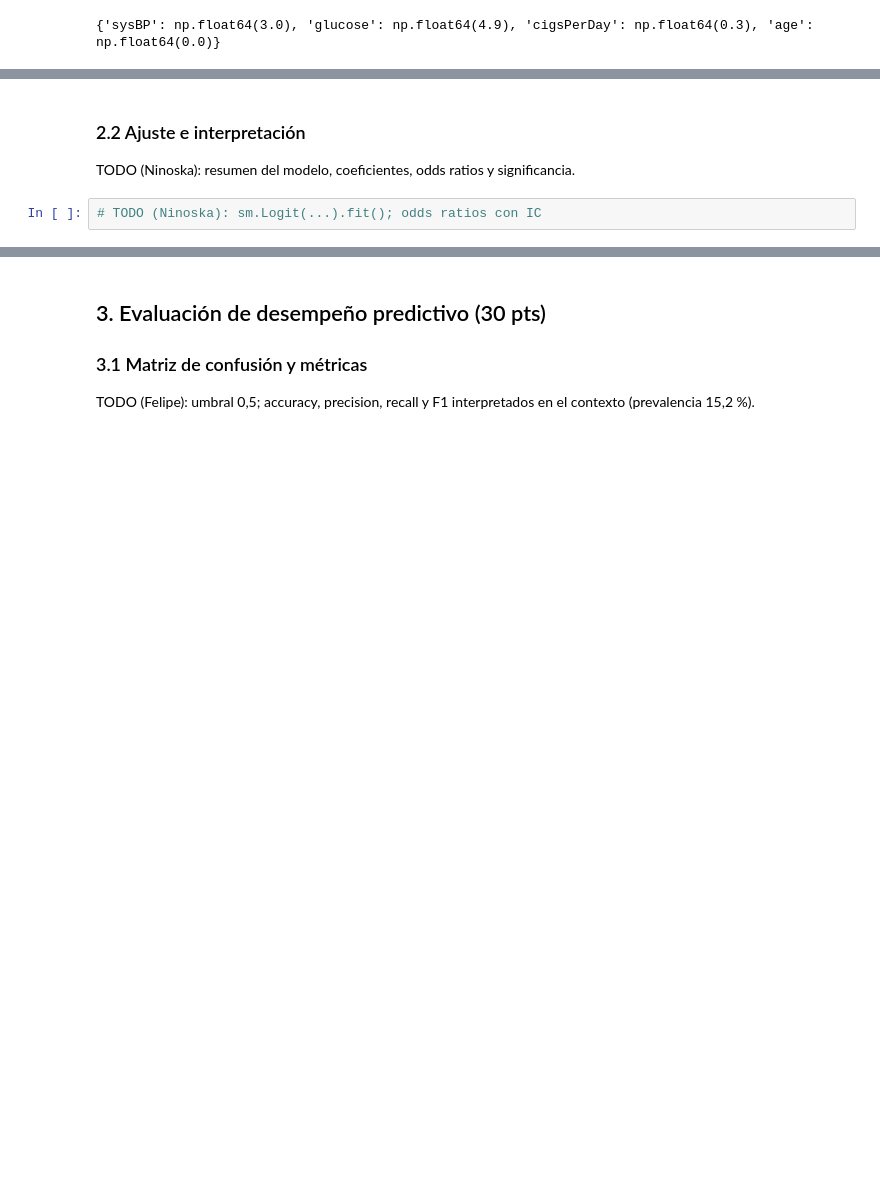
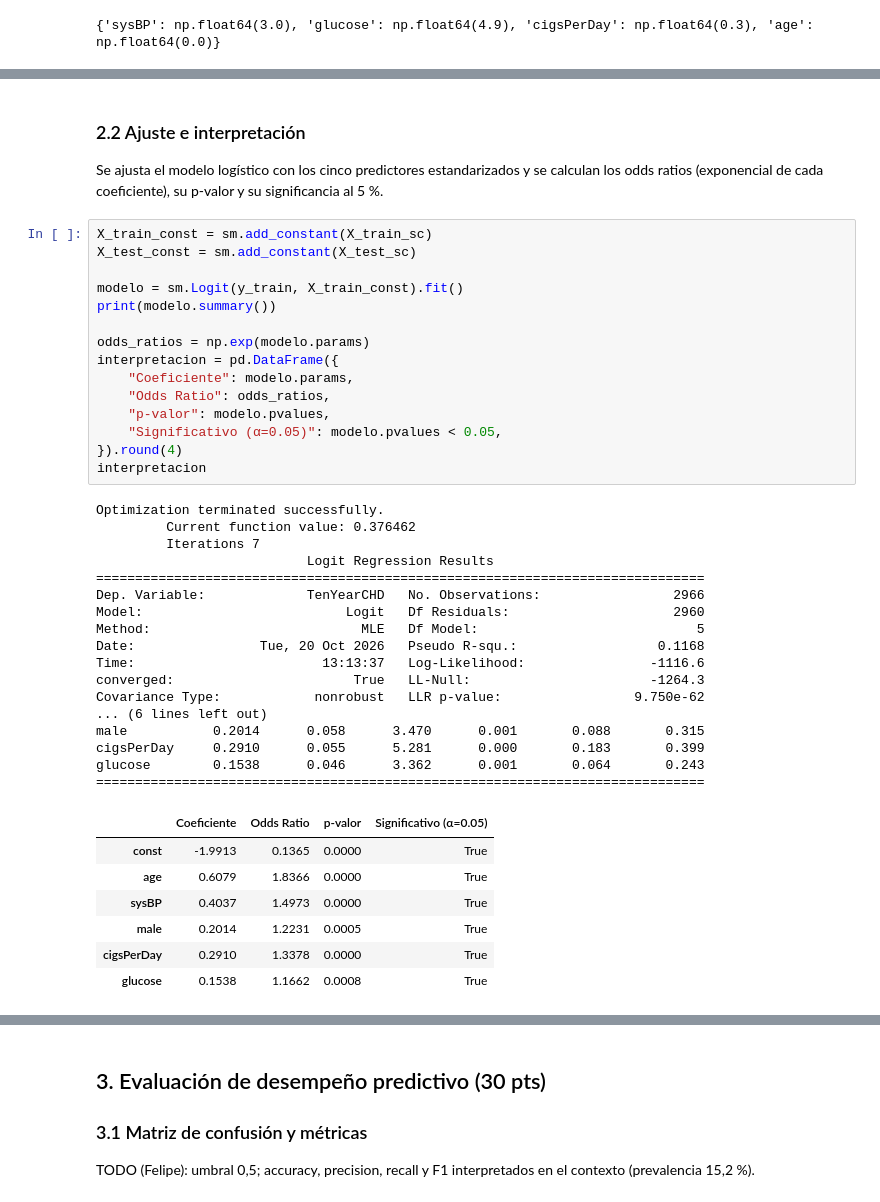
Before and after one commit to fdiaztoro/proyecto-grupo3-mcdi501, a Jupyter notebook: informes/formativa-2-modelamiento-predictivo/Formativa2_FraminghamHeartStudy_Codigo.ipynb, the cells around one changed output, grey strips where cells are left out. Saved outputs shown, nothing was run; the diff lists cells and outputs as text; blank space fills up the shorter version.

```diff
--- a/informes/formativa-2-modelamiento-predictivo/Formativa2_FraminghamHeartStudy_Codigo.ipynb
+++ b/informes/formativa-2-modelamiento-predictivo/Formativa2_FraminghamHeartStudy_Codigo.ipynb
@@ -180,5 +181,43 @@ Se seleccionan **cinco predictores** con un criterio doble: que la asociación c
 # %% [markdown]
 ### 2.2 Ajuste e interpretación
-TODO (Ninoska): resumen del modelo, coeficientes, odds ratios y significancia.
+Se ajusta el modelo logístico con los cinco predictores estandarizados y se calculan los odds ratios (exponencial de cada coeficiente), su p-valor y su significancia al 5 %.
-# %%
-# TODO (Ninoska): sm.Logit(...).fit(); odds ratios con IC
+# %%
+X_train_const = sm.add_constant(X_train_sc)
+X_test_const = sm.add_constant(X_test_sc)
+
+modelo = sm.Logit(y_train, X_train_const).fit()
+print(modelo.summary())
+
+odds_ratios = np.exp(modelo.params)
+interpretacion = pd.DataFrame({
+    "Coeficiente": modelo.params,
+    "Odds Ratio": odds_ratios,
+    "p-valor": modelo.pvalues,
+    "Significativo (α=0.05)": modelo.pvalues < 0.05,
+}).round(4)
+interpretacion
+# %% [output]
+Optimization terminated successfully.
+         Current function value: 0.376462
+         Iterations 7
+                           Logit Regression Results
+==============================================================================
+Dep. Variable:             TenYearCHD   No. Observations:                 2966
+Model:                          Logit   Df Residuals:                     2960
+Method:                           MLE   Df Model:                            5
+Date:                Tue, 20 Oct 2026   Pseudo R-squ.:                  0.1168
+Time:                        13:13:37   Log-Likelihood:                -1116.6
+converged:                       True   LL-Null:                       -1264.3
+Covariance Type:            nonrobust   LLR p-value:                 9.750e-62
+... (6 lines left out)
+male           0.2014      0.058      3.470      0.001       0.088       0.315
+cigsPerDay     0.2910      0.055      5.281      0.000       0.183       0.399
+glucose        0.1538      0.046      3.362      0.001       0.064       0.243
+==============================================================================
+|  | Coeficiente | Odds Ratio | p-valor | Significativo (α=0.05) |
+| const | -1.9913 | 0.1365 | 0.0000 | True |
+| age | 0.6079 | 1.8366 | 0.0000 | True |
+| sysBP | 0.4037 | 1.4973 | 0.0000 | True |
+| male | 0.2014 | 1.2231 | 0.0005 | True |
+| cigsPerDay | 0.2910 | 1.3378 | 0.0000 | True |
+| glucose | 0.1538 | 1.1662 | 0.0008 | True |
```
Also changed, not shown: parts of 22 cells of this notebook.
